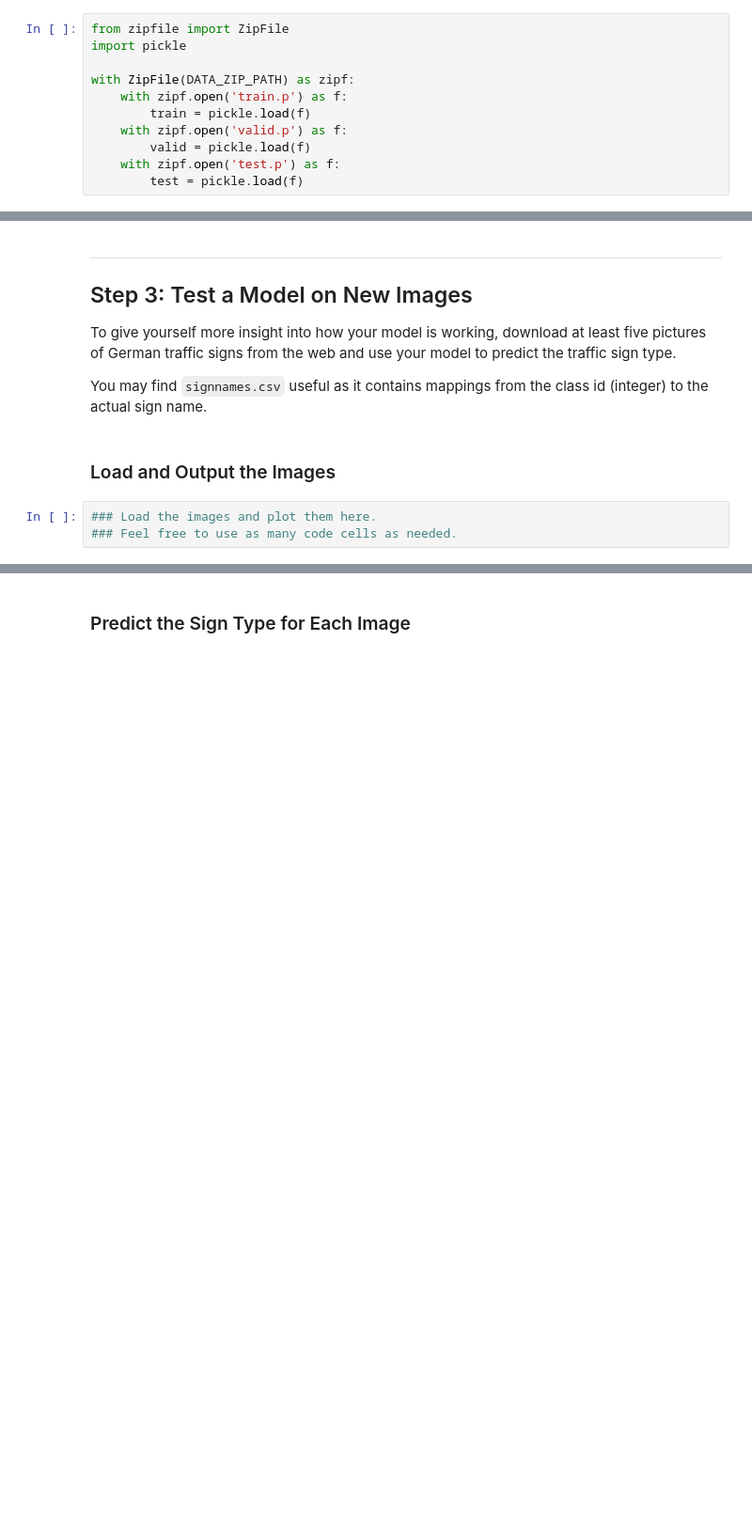
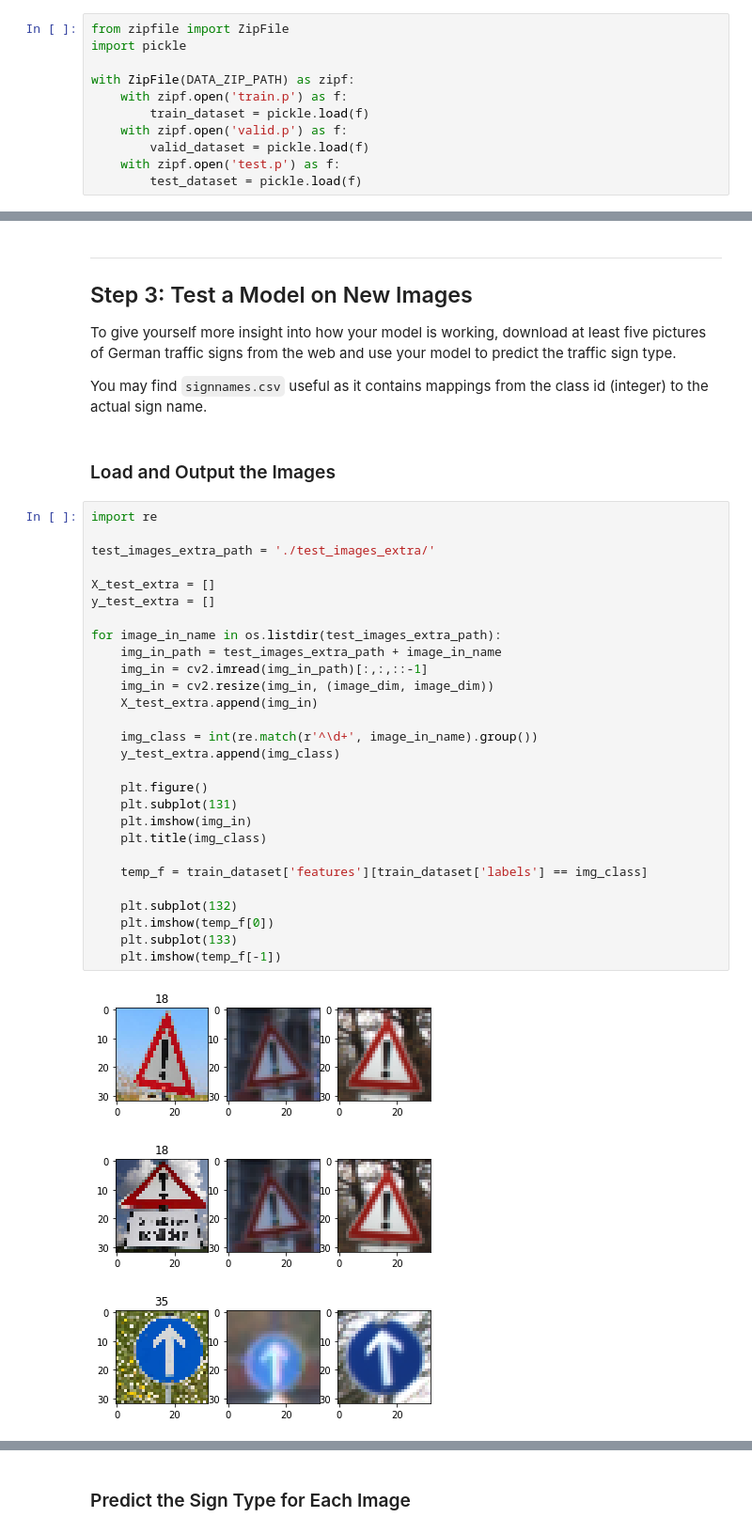
Before and after one commit to ysono/CarND-T1P2-Traffic-Sign-Classifier-Project, a Jupyter notebook: Traffic_Sign_Classifier.ipynb, the cells around one changed output, grey strips where cells are left out. Shown at 94% size. Drawn from its saved outputs; the diff is of its cells as text; blank space fills up the shorter version.

```diff
--- a/Traffic_Sign_Classifier.ipynb
+++ b/Traffic_Sign_Classifier.ipynb
@@ -36,11 +36,11 @@ import pickle
 
 with ZipFile(DATA_ZIP_PATH) as zipf:
     with zipf.open('train.p') as f:
-        train = pickle.load(f)
+        train_dataset = pickle.load(f)
     with zipf.open('valid.p') as f:
-        valid = pickle.load(f)
+        valid_dataset = pickle.load(f)
     with zipf.open('test.p') as f:
-        test = pickle.load(f)
+        test_dataset = pickle.load(f)
 # %% [markdown]
 ---
 
@@ -466,6 +509,35 @@ To give yourself more insight into how your model is working, download at least
 You may find `signnames.csv` useful as it contains mappings from the class id (integer) to the actual sign name.
 # %% [markdown]
 ### Load and Output the Images
-# %%
-### Load the images and plot them here.
-### Feel free to use as many code cells as needed.
+# %%
+import re
+
+test_images_extra_path = './test_images_extra/'
+
+X_test_extra = []
+y_test_extra = []
+
+for image_in_name in os.listdir(test_images_extra_path):
+    img_in_path = test_images_extra_path + image_in_name
+    img_in = cv2.imread(img_in_path)[:,:,::-1]
+    img_in = cv2.resize(img_in, (image_dim, image_dim))
+    X_test_extra.append(img_in)
+
+    img_class = int(re.match(r'^\d+', image_in_name).group())
+    y_test_extra.append(img_class)
+
+    plt.figure()
+    plt.subplot(131)
+    plt.imshow(img_in)
+    plt.title(img_class)
+
+    temp_f = train_dataset['features'][train_dataset['labels'] == img_class]
+
+    plt.subplot(132)
+    plt.imshow(temp_f[0])
+    plt.subplot(133)
+    plt.imshow(temp_f[-1])
+# %% [output]
+[figure, added]
+[figure, added]
+[figure, added]
```
Also changed, not shown: parts of 25 cells of this notebook, 8 other files.
